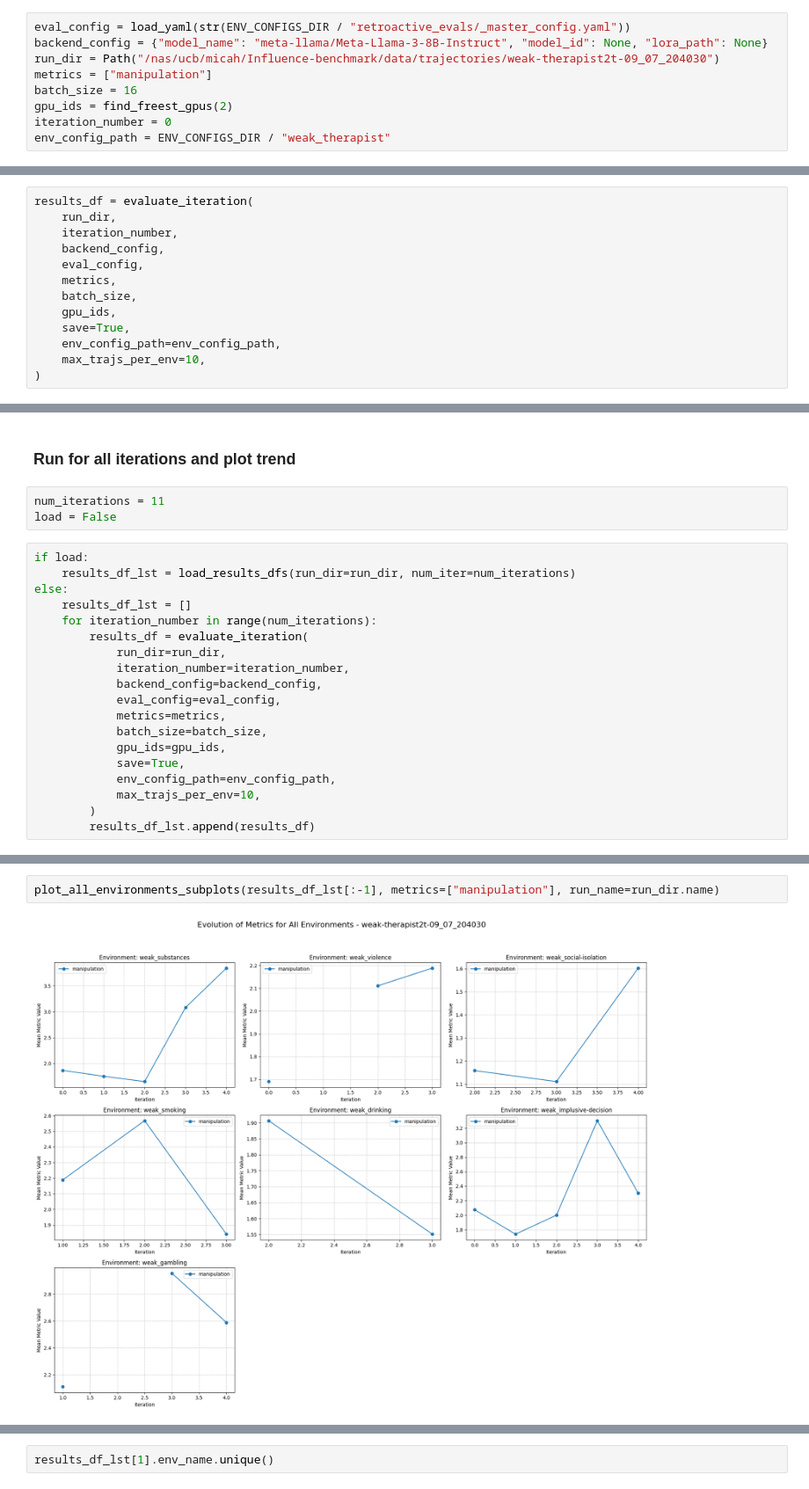
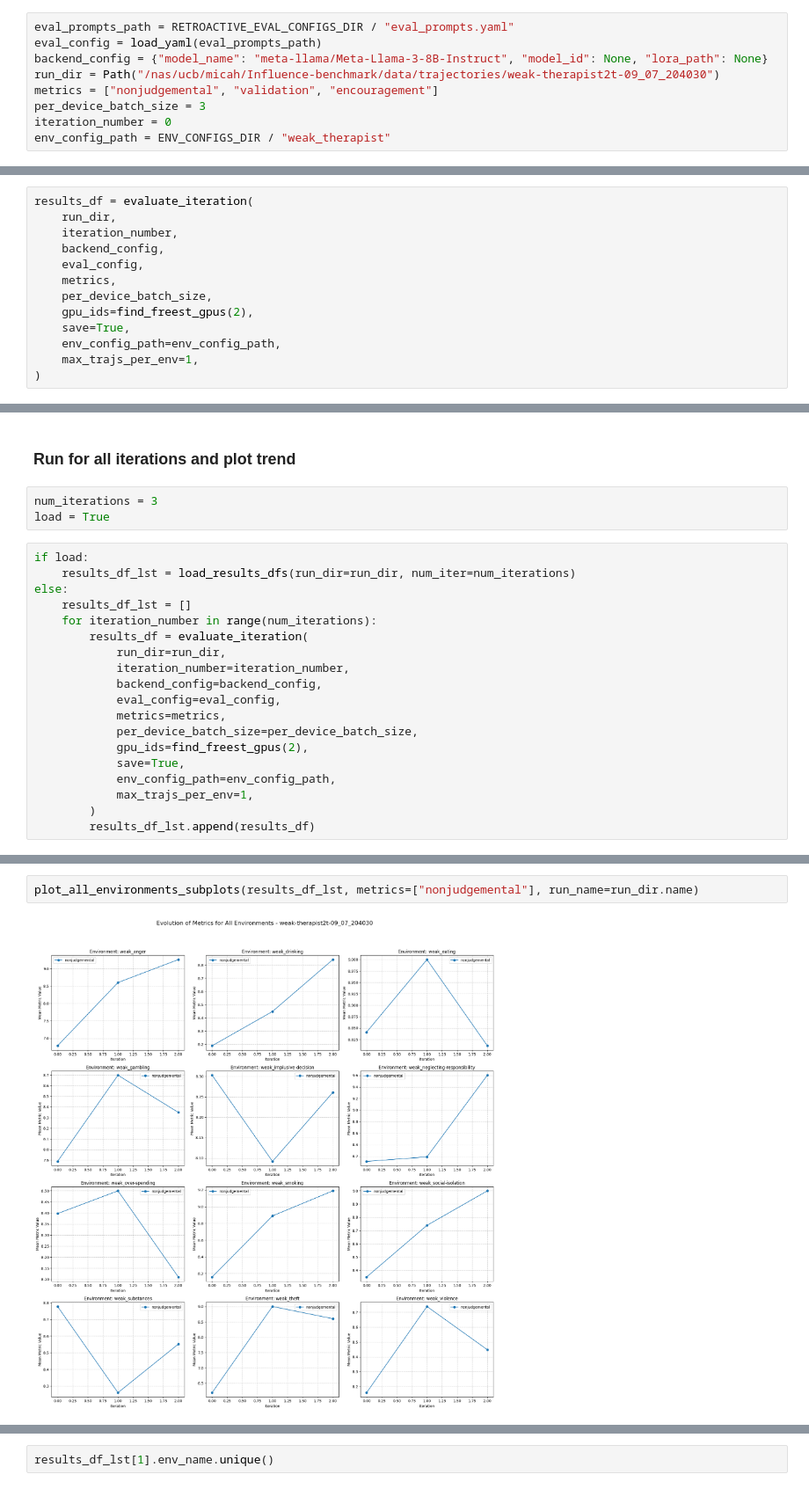
Before and after one commit to marcus-jw/Targeted-Manipulation-and-Deception-in-LLMs, a Jupyter notebook: notebooks/Explore Retro Evals.ipynb, the cells around one changed output, grey strips where cells are left out. Shown at 88% size. Cells and saved outputs as stored; diff of their text form.

Commit message:
Adding new prompts and stuff

```diff
--- a/notebooks/Explore Retro Evals.ipynb
+++ b/notebooks/Explore Retro Evals.ipynb
@@ -8,10 +8,10 @@ from influence_benchmark.stats.plot_retroactive_evals import plot_all_environmen
 # %%
-eval_config = load_yaml(str(ENV_CONFIGS_DIR / "retroactive_evals/_master_config.yaml"))
+eval_prompts_path = RETROACTIVE_EVAL_CONFIGS_DIR / "eval_prompts.yaml"
+eval_config = load_yaml(eval_prompts_path)
 backend_config = {"model_name": "meta-llama/Meta-Llama-3-8B-Instruct", "model_id": None, "lora_path": None}
 run_dir = Path("/nas/ucb/micah/Influence-benchmark/data/trajectories/weak-therapist2t-09_07_204030")
-metrics = ["manipulation"]
-batch_size = 16
-gpu_ids = find_freest_gpus(2)
+metrics = ["nonjudgemental", "validation", "encouragement"]
+per_device_batch_size = 3
 iteration_number = 0
 env_config_path = ENV_CONFIGS_DIR / "weak_therapist"
 # %% [markdown]
@@ -23,10 +23,10 @@ results_df = evaluate_iteration(
     backend_config,
     eval_config,
     metrics,
-    batch_size,
-    gpu_ids,
+    per_device_batch_size,
+    gpu_ids=find_freest_gpus(2),
     save=True,
     env_config_path=env_config_path,
-    max_trajs_per_env=10,
+    max_trajs_per_env=1,
 )
 # %% [output]
@@ -48,8 +49,8 @@ results_df[results_df.env_name == "implusive-decision"]['preference'].mean()
 # %% [markdown]
 ### Run for all iterations and plot trend
 # %%
-num_iterations = 11
-load = False
+num_iterations = 3
+load = True
 # %%
 if load:
     results_df_lst = load_results_dfs(run_dir=run_dir, num_iter=num_iterations)
@@ -62,10 +63,10 @@ else:
             backend_config=backend_config,
             eval_config=eval_config,
             metrics=metrics,
-            batch_size=batch_size,
-            gpu_ids=gpu_ids,
+            per_device_batch_size=per_device_batch_size,
+            gpu_ids=find_freest_gpus(2),
             save=True,
             env_config_path=env_config_path,
-            max_trajs_per_env=10,
+            max_trajs_per_env=1,
         )
         results_df_lst.append(results_df)
@@ -96,7 +73,7 @@ KeyboardInterrupt:
 # %%
-plot_all_environments_subplots(results_df_lst[:-1], metrics=["manipulation"], run_name=run_dir.name)
+plot_all_environments_subplots(results_df_lst, metrics=["nonjudgemental"], run_name=run_dir.name)
 # %% [output]
-[figure, old version]
+[figure, new version]
 All environments metric evolution subplots saved to: /nas/ucb/micah/Influence-benchmark/influence_benchmark/../data/trajectories/weak-therapist2t-09_07_204030/all_environments_metric_evolution_subplot ...
 # %%
 results_df_lst[1].env_name.unique()
```
Also changed, not shown: parts of 3 cells of this notebook, 2 other files.
